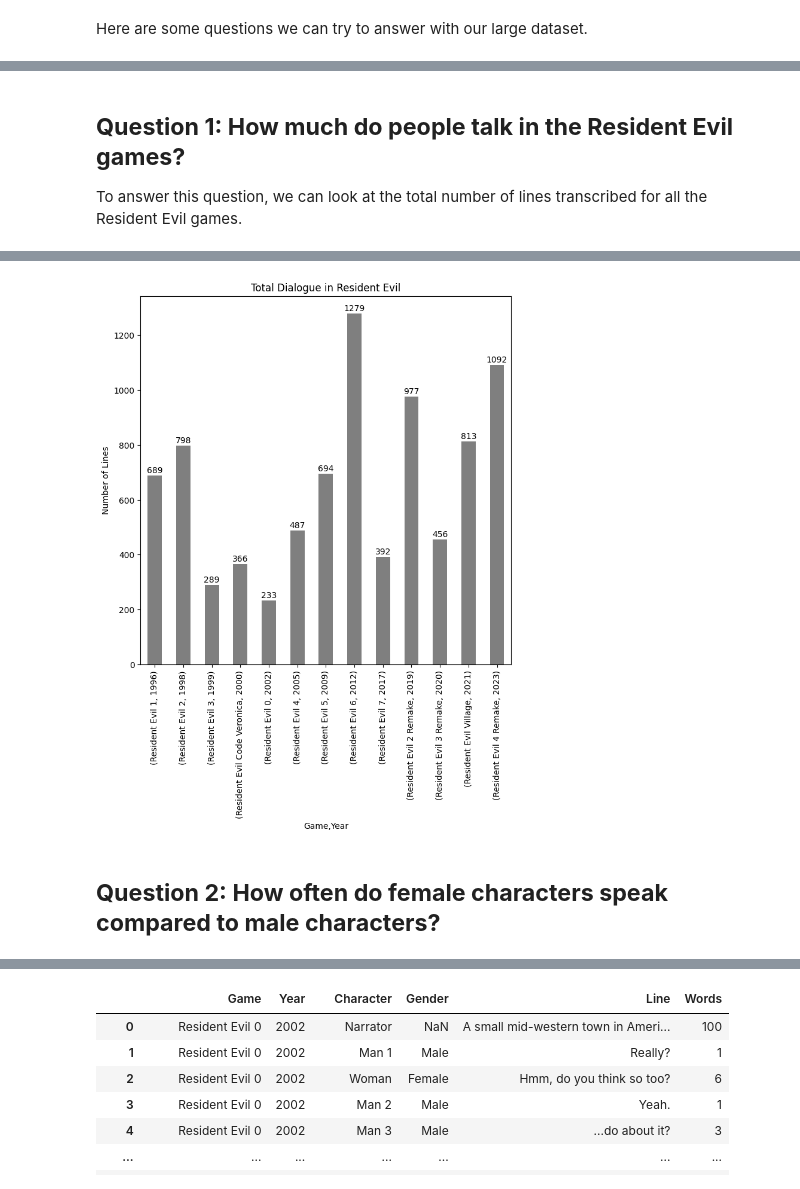
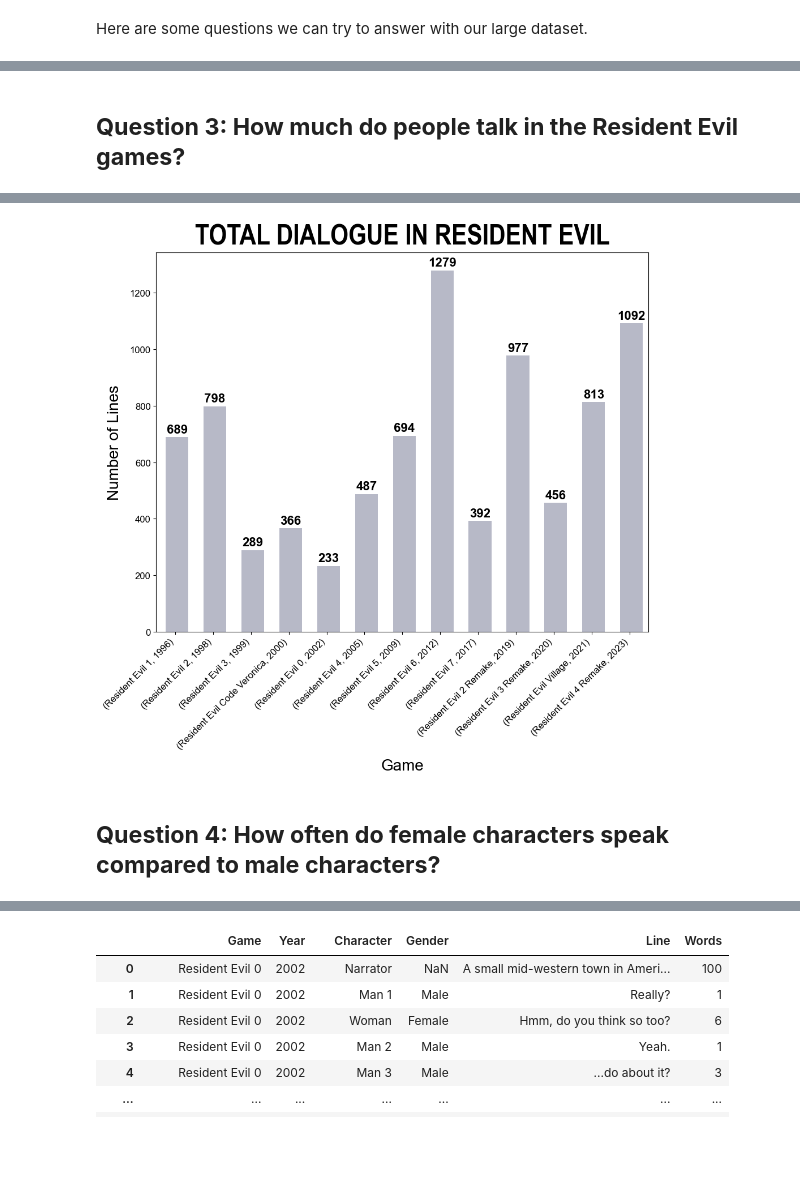
Before and after one commit to something999/is-278-resident-evil-data-viz, a Jupyter notebook: re-all-data/RE_Data_Analysis.ipynb, the cells around one changed output, grey strips where cells are left out. Cells and saved outputs as stored; diff of their text form; code cells hidden in the pictures; blank space fills up the shorter version.

```diff
--- a/re-all-data/RE_Data_Analysis.ipynb
+++ b/re-all-data/RE_Data_Analysis.ipynb
@@ -78,0 +81,4 @@ Here are some questions we can try to answer with our large dataset.
+# %%
+# Count the number of unique characters
+re_character_counts = re_data.groupby(['Game', 'Year'])['Character'].nunique()
+re_character_counts
@@ -78,0 +144,7 @@ Here are some questions we can try to answer with our large dataset.
+# %%
+# Count the number of unique characters (again)
+re_unique_characters = re_data.drop_duplicates(subset = ['Game', 'Year', 'Character'])
+# Count the number of times a gender appears in the dataset
+re_gender_counts = re_unique_characters.groupby(['Game', 'Year'])['Gender'] \
+                                                .value_counts(dropna = False)
+re_gender_counts
@@ -79,4 +257,3 @@ Here are some questions we can try to answer with our large dataset.
 # %% [markdown]
-## **Question 1: How much do people talk in the Resident Evil games?**
-To answer this question, we can look at the total number of lines transcribed for all the Resident Evil games.
+## **Question 3: How much do people talk in the Resident Evil games?**
 # %%
@@ -101,23 +279,30 @@ Name: Line, dtype: int64
 # %%
 import matplotlib.pyplot as plt
 
 # Create the visualization (bar chart)
-fig, ax = plt.subplots(figsize=(8, 8))
-ax.set_title('Total Dialogue in Resident Evil')
-ax.set_xlabel('Game')
-ax.set_ylabel('Number of Lines')
+fig, ax = plt.subplots(figsize=(10, 10))
 
 # Plot the data
 re_dialogue_counts = re_dialogue_counts.sort_index(level='Year')
-ax = re_dialogue_counts.plot(kind = 'bar', color = ['#7F7F7F'])
+ax = re_dialogue_counts.plot(kind = 'bar', color = [undefined_color])
 # Annotate the data
 for patch in ax.patches:
-    ax.annotate(f'{patch.get_height()}', (patch.get_x() + patch.get_width() / 2,
-                                          patch.get_height() + 10), ha = 'center')
+    patch.set_width(0.60)
+    ax.annotate(f'{patch.get_height()}',
+                  (patch.get_x() + patch.get_width() / 2,
+                   patch.get_height() + 15),
+                   ha = 'center',
+                   **anno_style)
+ax.set_title('Total Dialogue in Resident Evil'.upper(), **title_style)
+ax.set_xlabel('Game', **label_style)
+ax.set_ylabel('Number of Lines', **label_style)
+plt.xticks(**tick_style, ha = 'right', rotation = 45)
+plt.yticks(**tick_style)
 
+plt.tight_layout()
 plt.show()
 # %% [output]
-[figure, old version]
+[figure, new version]
 # %% [markdown]
-## **Question 2: How often do female characters speak compared to male characters?**
+## **Question 4: How often do female characters speak compared to male characters?**
 # %%
```
Also changed, not shown: parts of 23 cells of this notebook, 16 other files.
